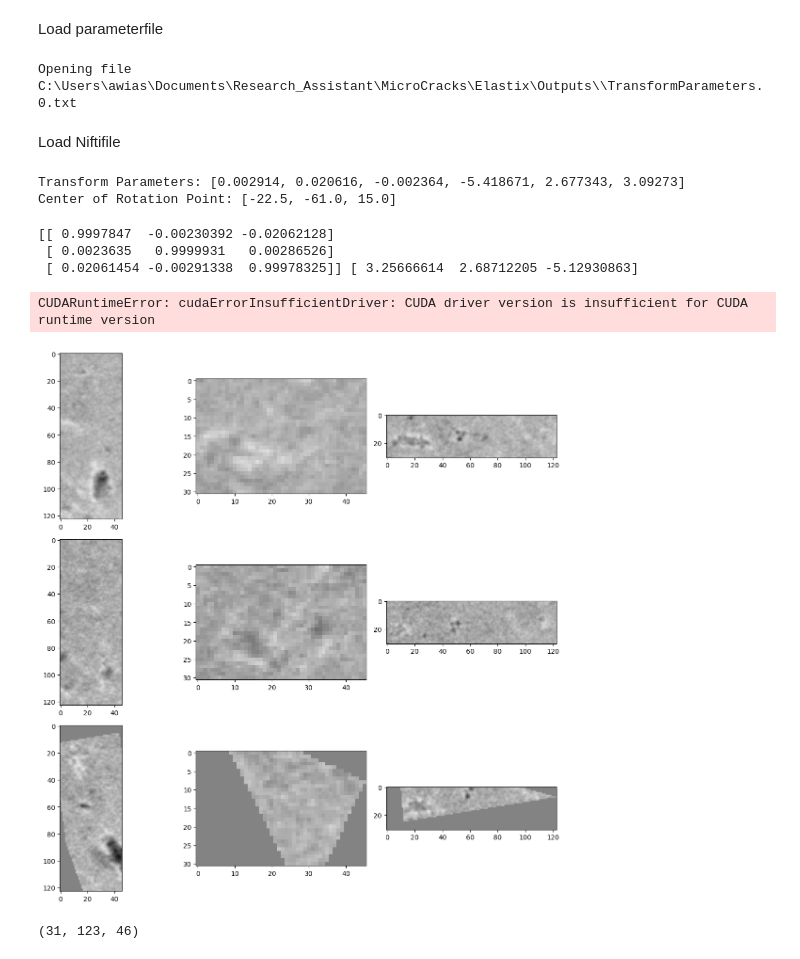
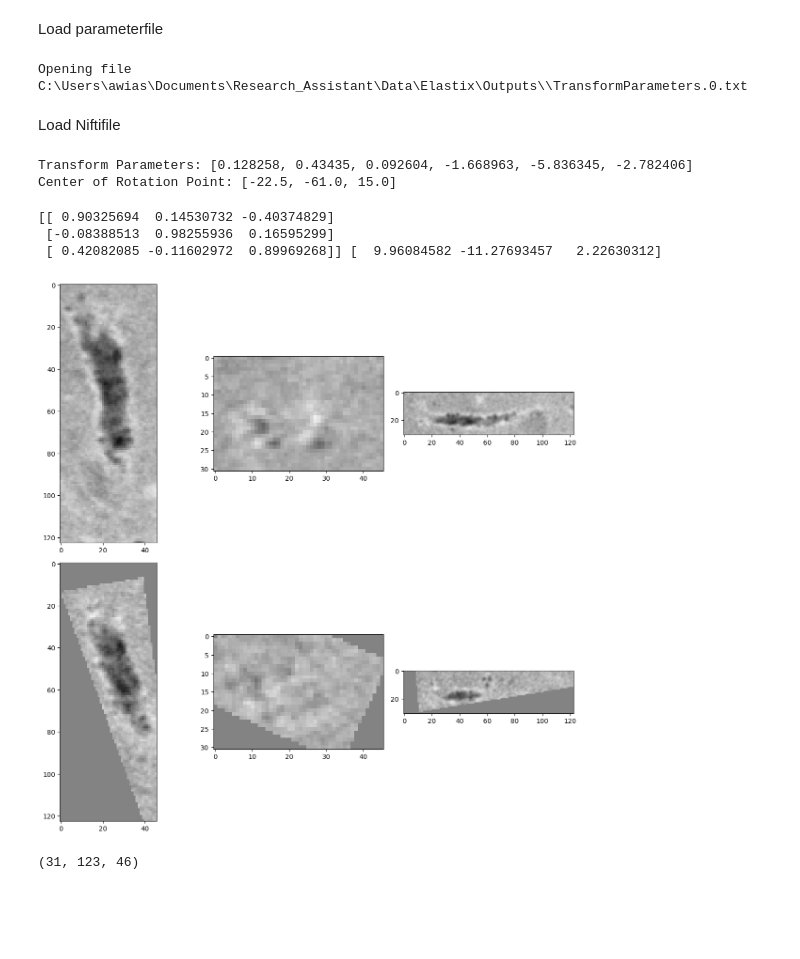
Before and after one commit to andreasaspe/MicroCracks, a Jupyter notebook: Elastix/Transform2.ipynb, the cells around one changed output. Drawn from its saved outputs; the diff is of its cells as text; code cells hidden in the pictures; blank space fills up the shorter version.

```diff
--- a/Elastix/Transform2.ipynb
+++ b/Elastix/Transform2.ipynb
@@ -54,8 +54,8 @@ def colorbar(mappable, title=None, format=None, shift=None):
 # %% [markdown]
 Load parameterfile
 # %%
-# file_path = r'C:\Users\awias\Documents\Research_Assistant\MicroCracks\Elastix\Outputs\\'
-file_path = '/work3/awias/MicroCracks/Outputs/'
+file_path = r'C:\Users\awias\Documents\Research_Assistant\Data\Elastix\Outputs\\'
+# file_path = '/work3/awias/MicroCracks/Outputs/'
 transform_params_pattern = re.compile(r'\(TransformParameters (.+?)\)')
 center_of_rotation_pattern = re.compile(r'\(CenterOfRotationPoint (.+?)\)')
 
@@ -63,14 +63,14 @@ with open(file_path+'TransformParameters.0.txt') as f:
     print(f'Opening file {file_path}TransformParameters.0.txt')
     text = f.read().replace('\n', '')
 # %% [output]
-Opening file C:\Users\awias\Documents\Research_Assistant\MicroCracks\Elastix\Outputs\\TransformParameters.0.txt
+Opening file C:\Users\awias\Documents\Research_Assistant\Data\Elastix\Outputs\\TransformParameters.0.txt
 # %% [markdown]
 Load Niftifile
 # %%
-original_volume = load_nifti(r"C:\Users\awias\Documents\Research_Assistant\Data\pRESSURE\NIFTI\Pressure_tests_Scan_2_5_recon_cropped.nii")
+fixed_volume = load_nifti(r"C:\Users\awias\Documents\Research_Assistant\Data\pRESSURE\NIFTI\Pressure_tests_Scan_2_5_recon_cropped.nii")
 
-# moved_volume = load_nifti(r"C:\Users\awias\Documents\Research_Assistant\Data\pRESSURE\NIFTI\Pressure_tests_Scan_2_65_recon_cropped.nii")
-moved_volume = load_nifti("/work3/awias/MicroCracks/Pressure_tests_Scan_2_65_recon_cropped.nii")
+moved_volume = load_nifti(r"C:\Users\awias\Documents\Research_Assistant\Data\pRESSURE\NIFTI\Pressure_tests_Scan_2_65_recon_cropped.nii")
+# moved_volume = load_nifti("/work3/awias/MicroCracks/Pressure_tests_Scan_2_65_recon_cropped.nii")
 # %%
 # Extract TransformParameters
 transform_params_match = transform_params_pattern.search(text)
@@ -84,7 +84,7 @@ if center_of_rotation_match:
     center_of_rotation = list(map(float, center_of_rotation_match.group(1).split()))
     print("Center of Rotation Point:", center_of_rotation)
 # %% [output]
-Transform Parameters: [0.002914, 0.020616, -0.002364, -5.418671, 2.677343, 3.09273]
+Transform Parameters: [0.128258, 0.43435, 0.092604, -1.668963, -5.836345, -2.782406]
 Center of Rotation Point: [-22.5, -61.0, 15.0]
 # %%
 # Create and apply the transformation
@@ -92,13 +92,11 @@ Center of Rotation Point: [-22.5, -61.0, 15.0]
 R, T = create_ridgid_transform(transform_params, center_of_rotation)
 print(R, T)
 # %% [output]
-[[ 0.9997847  -0.00230392 -0.02062128]
- [ 0.0023635   0.9999931   0.00286526]
- [ 0.02061454 -0.00291338  0.99978325]] [ 3.25666614  2.68712205 -5.12930863]
+[[ 0.90325694  0.14530732 -0.40374829]
+ [-0.08388513  0.98255936  0.16595299]
+ [ 0.42082085 -0.11602972  0.89969268]] [  9.96084582 -11.27693457   2.22630312]
 # %%
 rotated_volume = rigid_transform_gpu(moved_volume, R, T, gpu_idx=0)
-# %% [output]
-CUDARuntimeError: cudaErrorInsufficientDriver: CUDA driver version is insufficient for CUDA runtime version
 # %%
 # Results
 
@@ -113,8 +111,19 @@ ax[2, 0].imshow(rotated_volume[10], vmin=np.min(rotated_volume), vmax=np.max(rot
 ax[2, 1].imshow(rotated_volume[:, 10], vmin=np.min(rotated_volume), vmax=np.max(rotated_volume), cmap='gray')
 ax[2, 2].imshow(rotated_volume[:, :, 10], vmin=np.min(rotated_volume), vmax=np.max(rotated_volume), cmap='gray')
 fig.tight_layout()
-# %% [output]
-[figure, removed]
+# %%
+# Results
+
+fig, ax = plt.subplots(2, 3, squeeze=False, figsize=(12, 12))
+ax[0, 0].imshow(fixed_volume[20], vmin=np.min(fixed_volume), vmax=np.max(fixed_volume), cmap='gray')
+ax[0, 1].imshow(fixed_volume[:, 20], vmin=np.min(fixed_volume), vmax=np.max(fixed_volume), cmap='gray')
+ax[0, 2].imshow(fixed_volume[:, :, 20], vmin=np.min(fixed_volume), vmax=np.max(fixed_volume), cmap='gray')
+ax[1, 0].imshow(rotated_volume[20], vmin=np.min(rotated_volume), vmax=np.max(rotated_volume), cmap='gray')
+ax[1, 1].imshow(rotated_volume[:, 20], vmin=np.min(rotated_volume), vmax=np.max(rotated_volume), cmap='gray')
+ax[1, 2].imshow(rotated_volume[:, :, 20], vmin=np.min(rotated_volume), vmax=np.max(rotated_volume), cmap='gray')
+fig.tight_layout()
+# %% [output]
+[figure, added]
 # %%
 rotated_volume.shape
 # %% [output]
```
Also changed, not shown: parts of 1 cell of this notebook, 10 other files.
